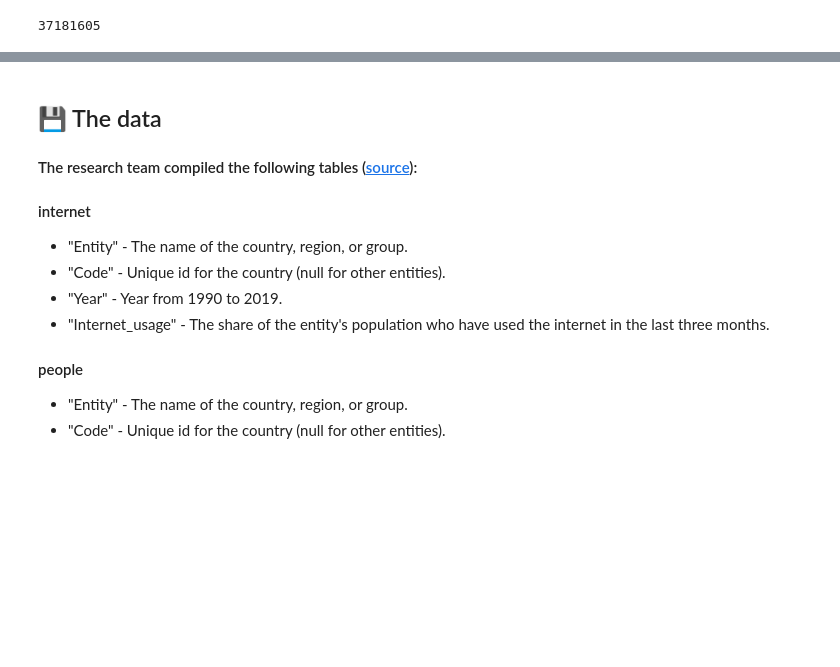
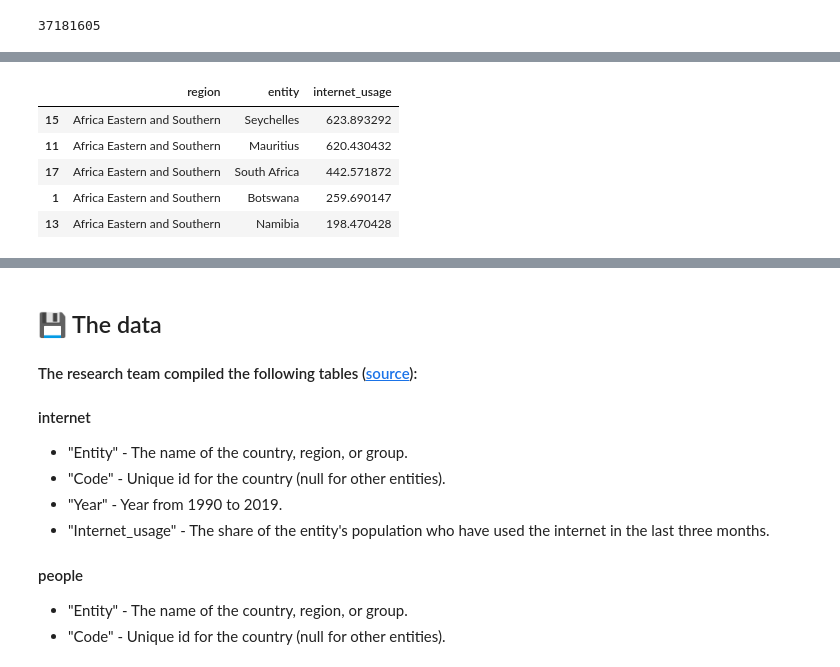
Before and after one commit to TelRich/World_Access_to_the_Internet, a Jupyter notebook: notebook.ipynb, the cells around one changed output, grey strips where cells are left out. Drawn from its saved outputs; the diff is of its cells as text; code cells hidden in the pictures; blank space fills up the shorter version.

```diff
--- a/notebook.ipynb
+++ b/notebook.ipynb
@@ -628,0 +579,10 @@ all_table[all_table['entity'].isin(SouthAsia)]
+# %%
+top5_AfricaEastern_andSouthern = top5[top5['region'] == 'Africa Eastern and Southern'][:5]
+top5_AfricaEastern_andSouthern
+# %% [output]
+|  | region | entity | internet_usage |
+| 15 | Africa Eastern and Southern | Seychelles | 623.893292 |
+| 11 | Africa Eastern and Southern | Mauritius | 620.430432 |
+| 17 | Africa Eastern and Southern | South Africa | 442.571872 |
+| 1 | Africa Eastern and Southern | Botswana | 259.690147 |
+| 13 | Africa Eastern and Southern | Namibia | 198.470428 |
```
Also changed, not shown: parts of 17 cells of this notebook.
